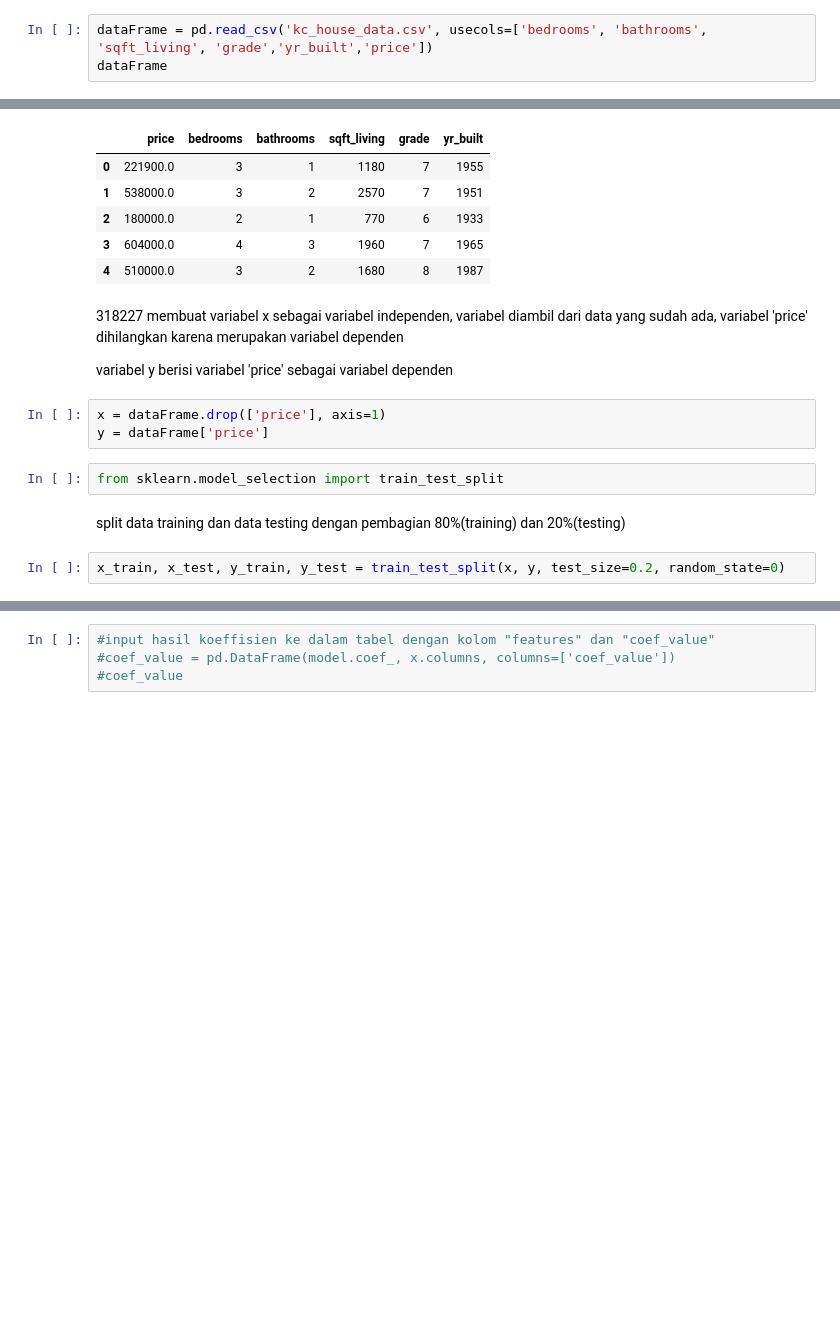
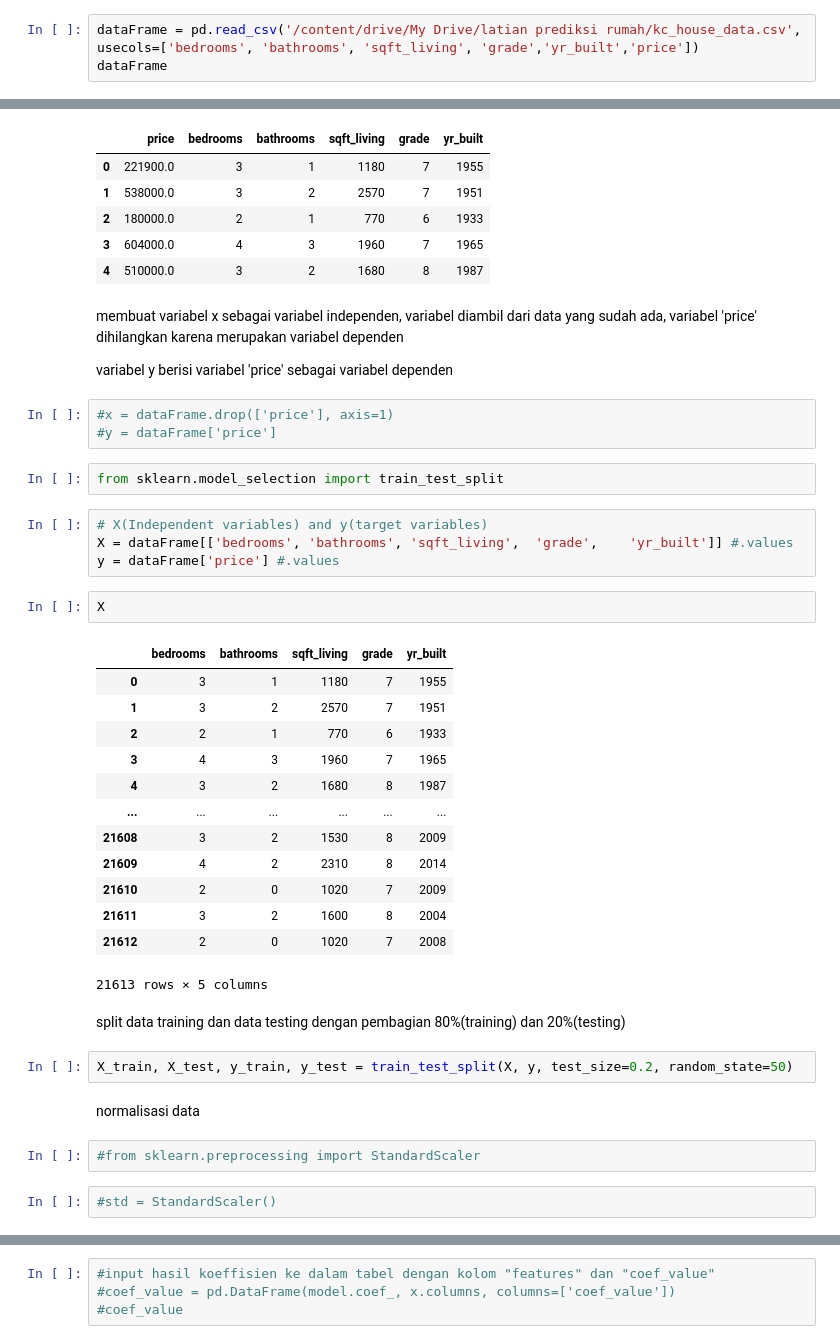
Before and after one commit to GilangAgungS/belajar-prediksi-harga-rumah, a Jupyter notebook: latian_PrediksiHargaRumah.ipynb, the cells around one changed output, grey strips where cells are left out. Saved outputs shown, nothing was run; the diff lists cells and outputs as text; blank space fills up the shorter version.

```diff
--- a/latian_PrediksiHargaRumah.ipynb
+++ b/latian_PrediksiHargaRumah.ipynb
@@ -45,7 +44,7 @@ Data diatas memuat banyak informasi, namun untuk melakukan prediksi harga rumah
 - Variabel independen: 'bedroom', 'bathroom', 'sqft_living', 'grade', yr_built'
 - Variabel dependen(yang dipengaruhi oleh variabel independen): 'price'
 # %%
-dataFrame = pd.read_csv('kc_house_data.csv', usecols=['bedrooms', 'bathrooms', 'sqft_living', 'grade','yr_built','price'])
+dataFrame = pd.read_csv('/content/drive/My Drive/latian prediksi rumah/kc_house_data.csv', usecols=['bedrooms', 'bathrooms', 'sqft_living', 'grade','yr_built','price'])
 dataFrame
 # %% [output]
 |  | price | bedrooms | bathrooms | sqft_living | grade | yr_built |
@@ -456,16 +443,41 @@ dataFrame.head()
 | 3 | 604000.0 | 4 | 3 | 1960 | 7 | 1965 |
 | 4 | 510000.0 | 3 | 2 | 1680 | 8 | 1987 |
 # %% [markdown]
-318227
 membuat variabel x sebagai variabel independen, variabel diambil dari data yang sudah ada, variabel 'price' dihilangkan karena merupakan variabel dependen
 
 variabel y berisi variabel 'price' sebagai variabel dependen
 # %%
-x = dataFrame.drop(['price'], axis=1)
-y = dataFrame['price']
+#x = dataFrame.drop(['price'], axis=1)
+#y = dataFrame['price']
 # %%
 from sklearn.model_selection import train_test_split
+# %%
+# X(Independent variables) and y(target variables)
+X = dataFrame[['bedrooms', 'bathrooms',	'sqft_living',	'grade',	'yr_built']] #.values
+y = dataFrame['price'] #.values
+# %%
+X
+# %% [output]
+|  | bedrooms | bathrooms | sqft_living | grade | yr_built |
+| 0 | 3 | 1 | 1180 | 7 | 1955 |
+| 1 | 3 | 2 | 2570 | 7 | 1951 |
+| 2 | 2 | 1 | 770 | 6 | 1933 |
+| 3 | 4 | 3 | 1960 | 7 | 1965 |
+| 4 | 3 | 2 | 1680 | 8 | 1987 |
+| ... | ... | ... | ... | ... | ... |
+| 21608 | 3 | 2 | 1530 | 8 | 2009 |
+| 21609 | 4 | 2 | 2310 | 8 | 2014 |
+| 21610 | 2 | 0 | 1020 | 7 | 2009 |
+| 21611 | 3 | 2 | 1600 | 8 | 2004 |
+| 21612 | 2 | 0 | 1020 | 7 | 2008 |
+21613 rows × 5 columns
 # %% [markdown]
 split data training dan data testing dengan pembagian 80%(training) dan 20%(testing)
 # %%
-x_train, x_test, y_train, y_test = train_test_split(x, y, test_size=0.2, random_state=0)
+X_train, X_test, y_train, y_test = train_test_split(X, y, test_size=0.2, random_state=50)
+# %% [markdown]
+normalisasi data
+# %%
+#from sklearn.preprocessing import StandardScaler
+# %%
+#std = StandardScaler()
```
Also changed, not shown: parts of 60 cells of this notebook.
